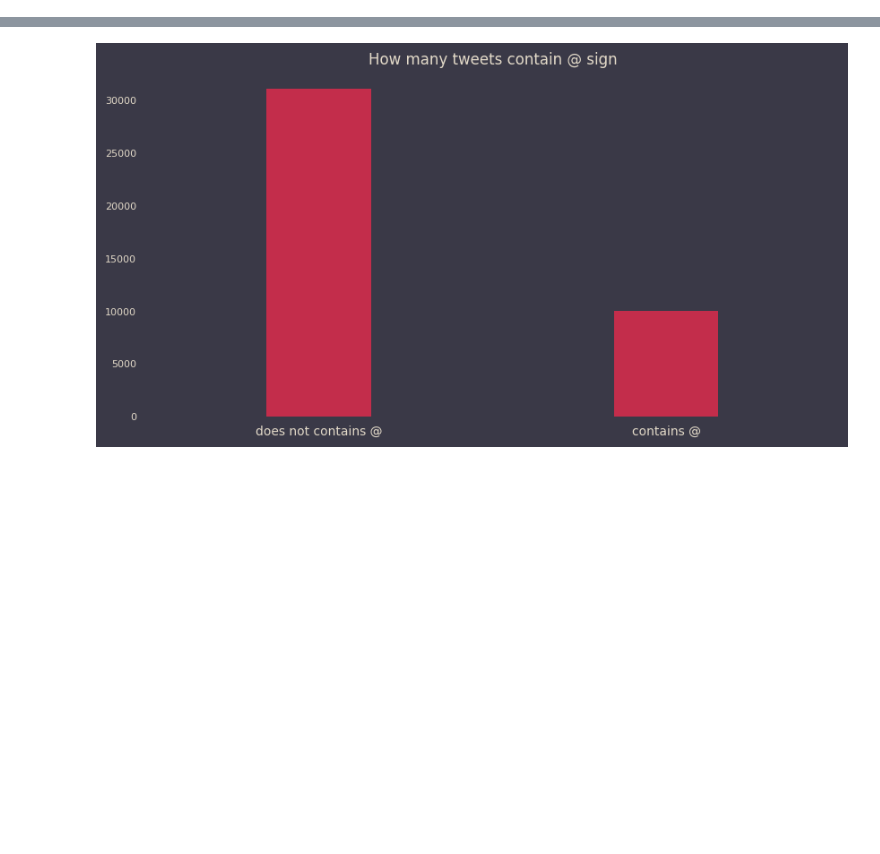
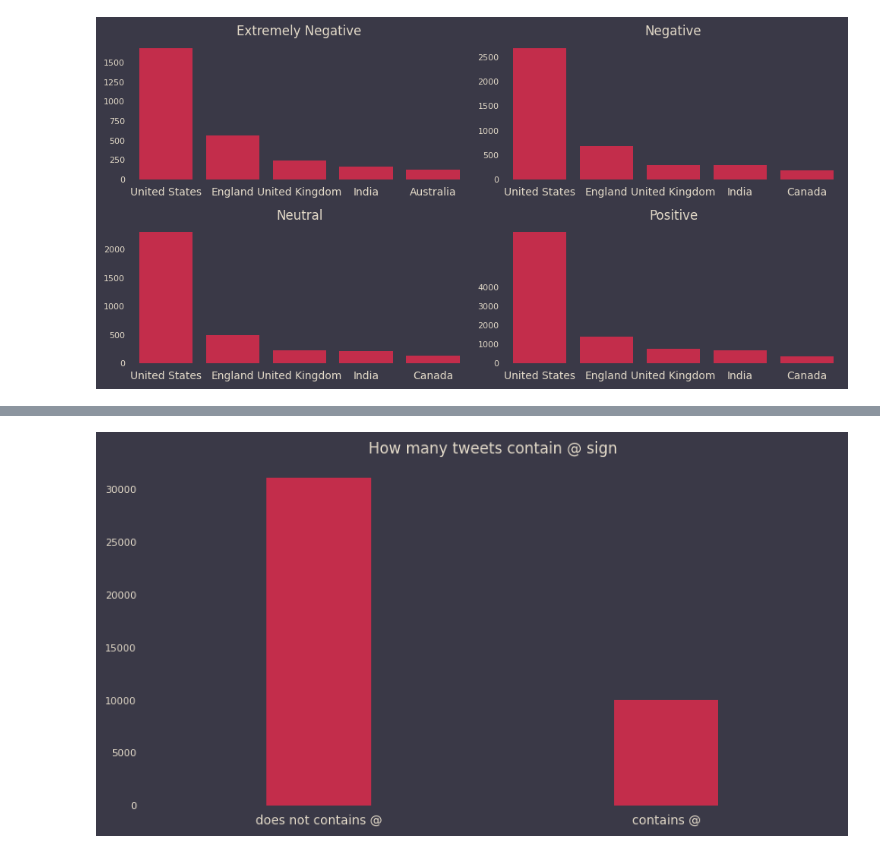
Before and after one commit to Igor961-bot/TweetSentimentML, a Jupyter notebook: nlp_notebook.ipynb, the cells around one changed output, grey strips where cells are left out. Saved outputs shown, nothing was run; the diff lists cells and outputs as text; code cells hidden in the pictures; blank space fills up the shorter version.

```diff
--- a/nlp_notebook.ipynb
+++ b/nlp_notebook.ipynb
@@ -179,0 +190,33 @@ AttributeError: Axes.set() got an unexpected keyword argument 'figsize'
+# %%
+fig,ax = plt.subplots(2,2,figsize=(10,5))
+idx=0
+cat = ['Extremely Negative', 'Negative', 'Neutral', 'Positive', 'Extremely Positive']
+for i in range(2):
+    for j in range(2):
+        data = df[df["Sentiment"]==cat[idx]]["Country"].value_counts().sort_values(ascending=False)[:5]
+        sns.barplot(x=data.index, y=data, ax=ax[i,j],color='crimson')
+        ax[i,j].set_ylabel('')
+        ax[i,j].set_ylabel('')
+        ax[i,j].set_xlabel('')
+
+        ax[i,j].tick_params(axis='y', colors='#3a3947')
+        ax[i,j].tick_params(axis='x', colors='#3a3947')
+
+        ax[i,j].tick_params(axis='y', labelsize=8)
+
+        ax[i,j].set_xticklabels(ax[i,j].get_xticklabels(), horizontalalignment='center',color='#e3dac9')
+        ax[i,j].set_yticklabels(ax[i,j].get_yticklabels(),color='#e3dac9')
+
+        ax[i,j].set_facecolor('#3a3947')
+        ax[i,j].set_title("",color='#e3dac9')
+        ax[i,j].spines['left'].set_visible(False)
+        ax[i,j].spines['right'].set_visible(False)
+        ax[i,j].spines['top'].set_visible(False)
+        ax[i,j].spines['bottom'].set_visible(False)
+        ax[i,j].set_facecolor('#3a3947')
+        ax[i,j].set_title(cat[idx],color='#e3dac9')
+        idx+=1
+fig.set_facecolor('#3a3947')
+fig.tight_layout()
+# %% [output]
+[figure, added]
```
Also changed, not shown: parts of 20 cells of this notebook.
